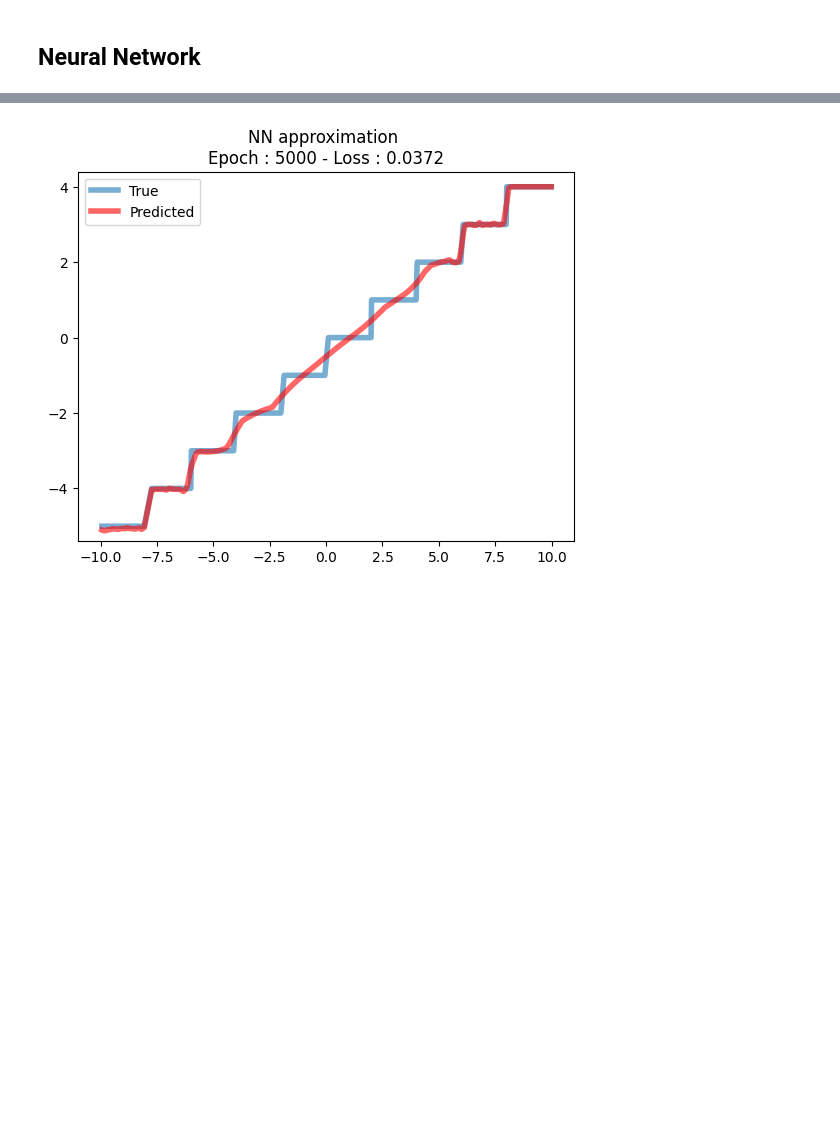
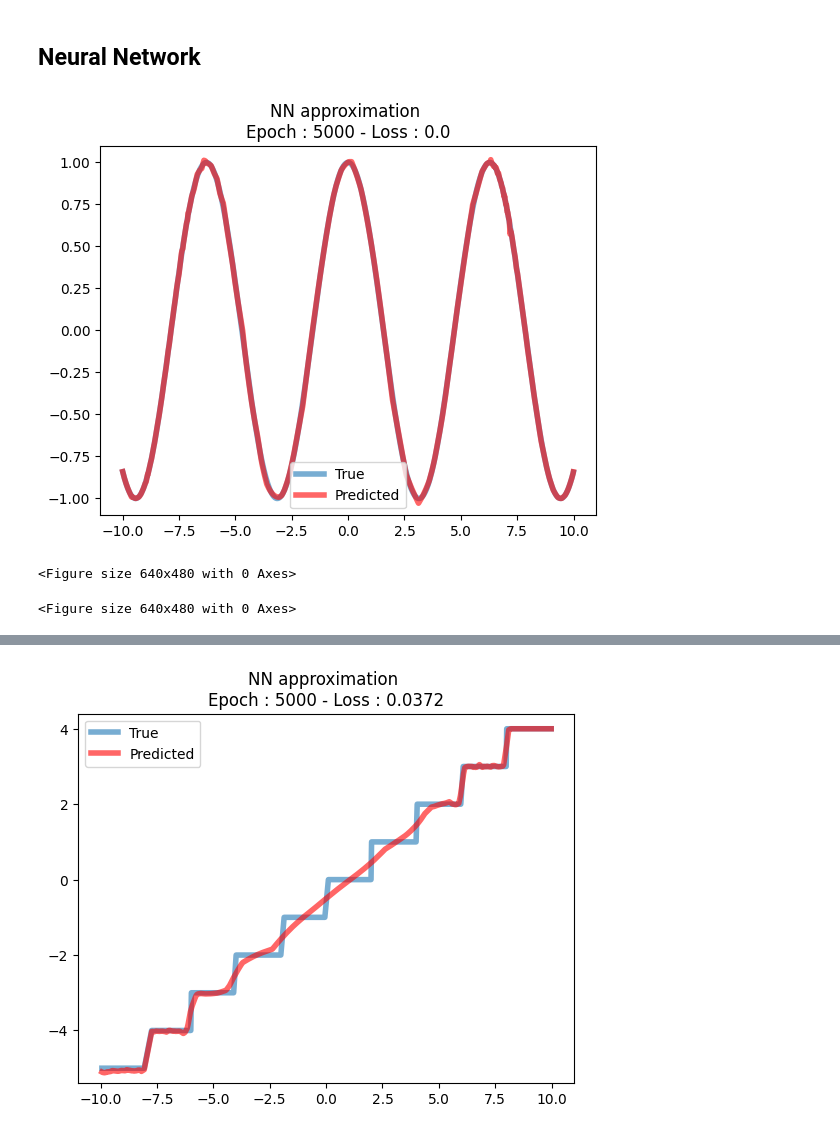
Before and after one commit to chenjoshua7/functionApproximation, a Jupyter notebook: function_approximation.ipynb, the cells around one changed output, grey strips where cells are left out. Saved outputs shown, nothing was run; the diff lists cells and outputs as text; code cells hidden in the pictures; blank space fills up the shorter version.

```diff
--- a/function_approximation.ipynb
+++ b/function_approximation.ipynb
@@ -93,3 +105,12 @@ Order 10 coef: -0.0914
 ## Neural Network
 # %%
 from neural_network import *
+# %%
+N = 10
+fcnn_approx = FCNN_approx()
+fcnn_approx.initialize(N = N, func = np.cos)
+y_pred, _ = fcnn_approx.train([N,16*N, 8*N, 4*N,2*N,N,1], initial_lr=0.01, decay_rate = 0.995, decay_steps = 500, epochs = 5000, delay = 0.0)
+# %% [output]
+[figure, added]
+<Figure size 640x480 with 0 Axes>
+<Figure size 640x480 with 0 Axes>
```
Also changed, not shown: parts of 6 cells of this notebook.
